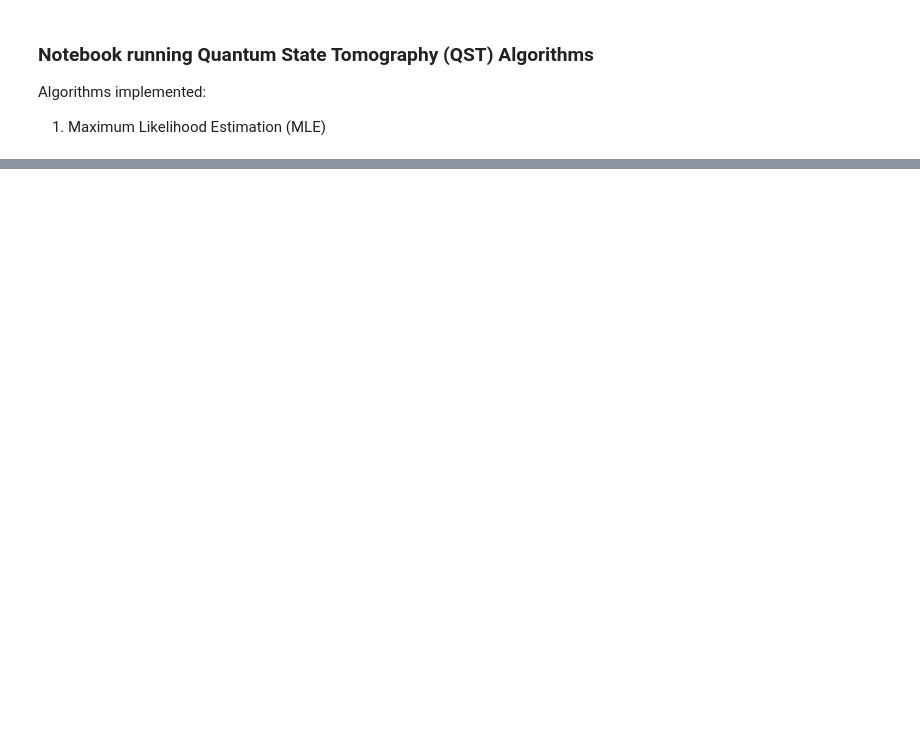
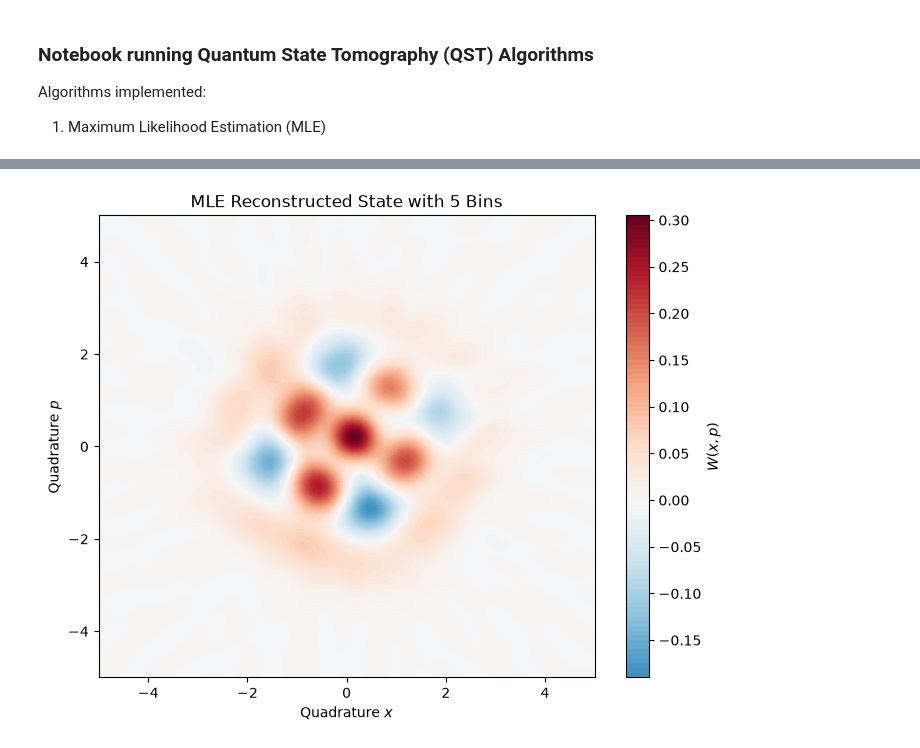
Before and after one commit to gluis99/QST, a Jupyter notebook: QST_nb.ipynb, the cells around one changed output, grey strips where cells are left out. Drawn from its saved outputs; the diff is of its cells as text; code cells hidden in the pictures; blank space fills up the shorter version.

```diff
--- a/QST_nb.ipynb
+++ b/QST_nb.ipynb
@@ -55,3 +96,7 @@ R_1 = MLE_estimator.R(initial_rho)
+# %%
+plot_Wigner(q.Qobj(rhos[0][-1]), xvec=x_array, title='MLE Reconstructed State with 5 Bins')
+# %% [output]
+[figure, added]
 # %%
 initial_rho = np.zeros((N_cutoff,N_cutoff))
 initial_rho[0,0] = 1.0
```
Also changed, not shown: parts of 8 cells of this notebook, 2 other files.
